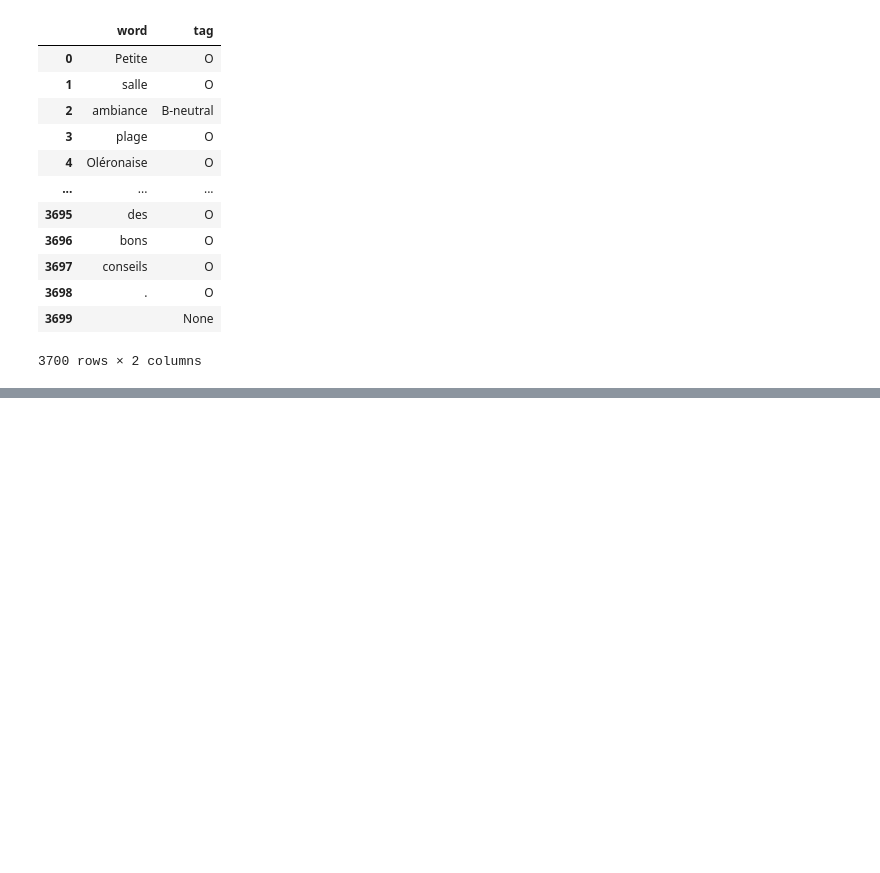
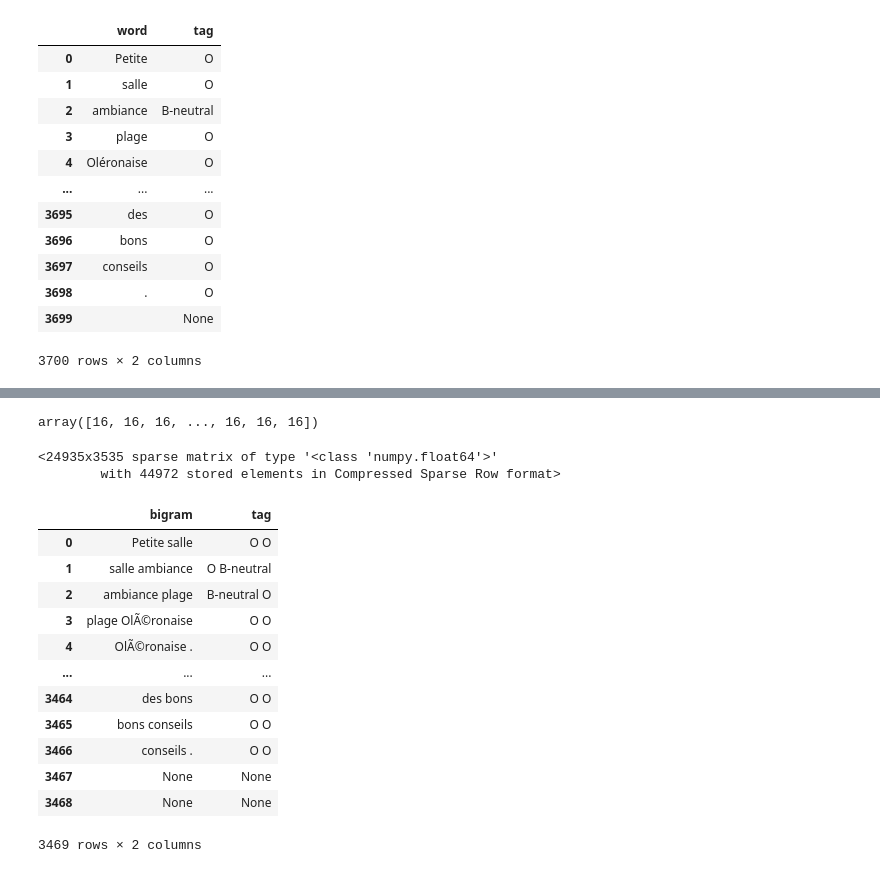
Before and after one commit to ffeew/ml-sentiment-analysis-project, a Jupyter notebook: XGBoost.ipynb, the cells around one changed output, grey strips where cells are left out. Drawn from its saved outputs; the diff is of its cells as text; code cells hidden in the pictures; blank space fills up the shorter version.

```diff
--- a/XGBoost.ipynb
+++ b/XGBoost.ipynb
@@ -357,0 +479,32 @@ generateFileOut(classifier, test_df['word'], "FR/dev.xgboost.out", vect, le)
+# %%
+le = LabelEncoder()
+le.fit(df_bigram['tag'])
+y = le.transform(df_bigram['tag'])
+y
+# %% [output]
+array([16, 16, 16, ..., 16, 16, 16])
+# %%
+vect = TfidfVectorizer()
+vect.fit(df_bigram['bigram'])
+X_tfidf = vect.transform(df_bigram['bigram'])
+X_tfidf
+# %% [output]
+<24935x3535 sparse matrix of type '<class 'numpy.float64'>'
+        with 44972 stored elements in Compressed Sparse Row format>
+# %%
+test_df = generateBigramDf("FR/dev.out")
+test_df
+# %% [output]
+|  | bigram | tag |
+| 0 | Petite salle | O O |
+| 1 | salle ambiance | O B-neutral |
+| 2 | ambiance plage | B-neutral O |
+| 3 | plage OlÃ©ronaise | O O |
+| 4 | OlÃ©ronaise . | O O |
+| ... | ... | ... |
+| 3464 | des bons | O O |
+| 3465 | bons conseils | O O |
+| 3466 | conseils . | O O |
+| 3467 | None | None |
+| 3468 | None | None |
+3469 rows × 2 columns
```
Also changed, not shown: parts of 10 cells of this notebook, 2 other files.
